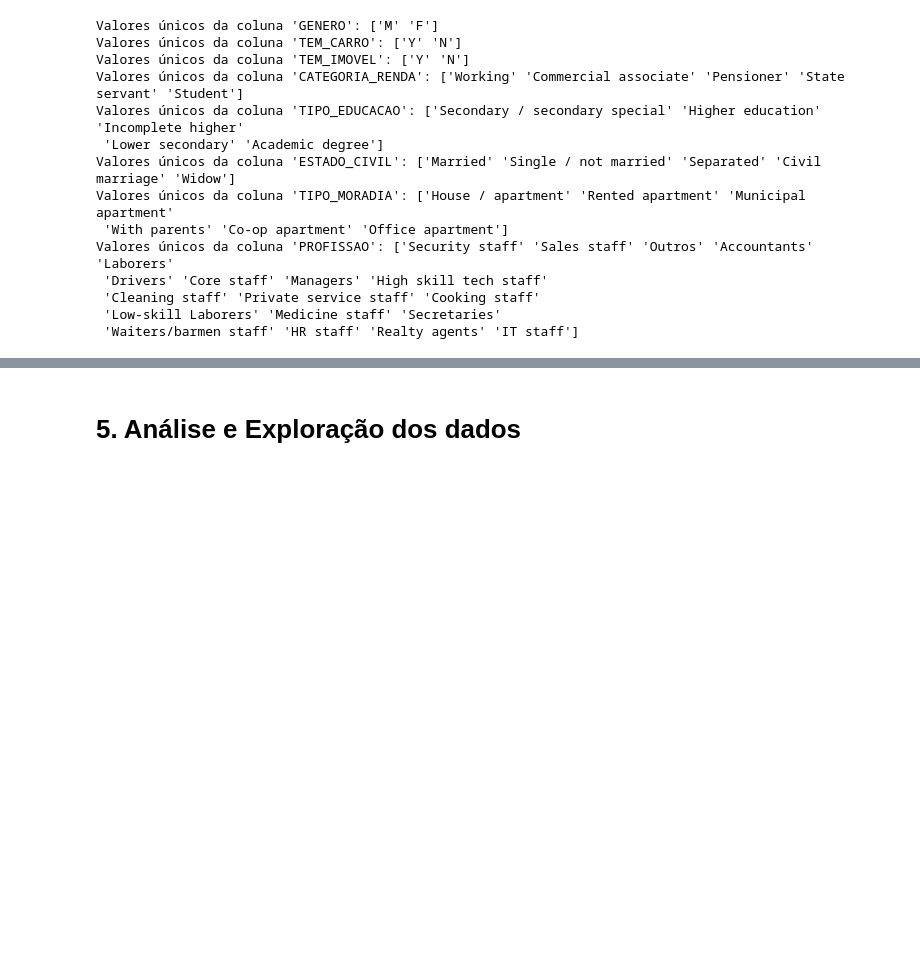
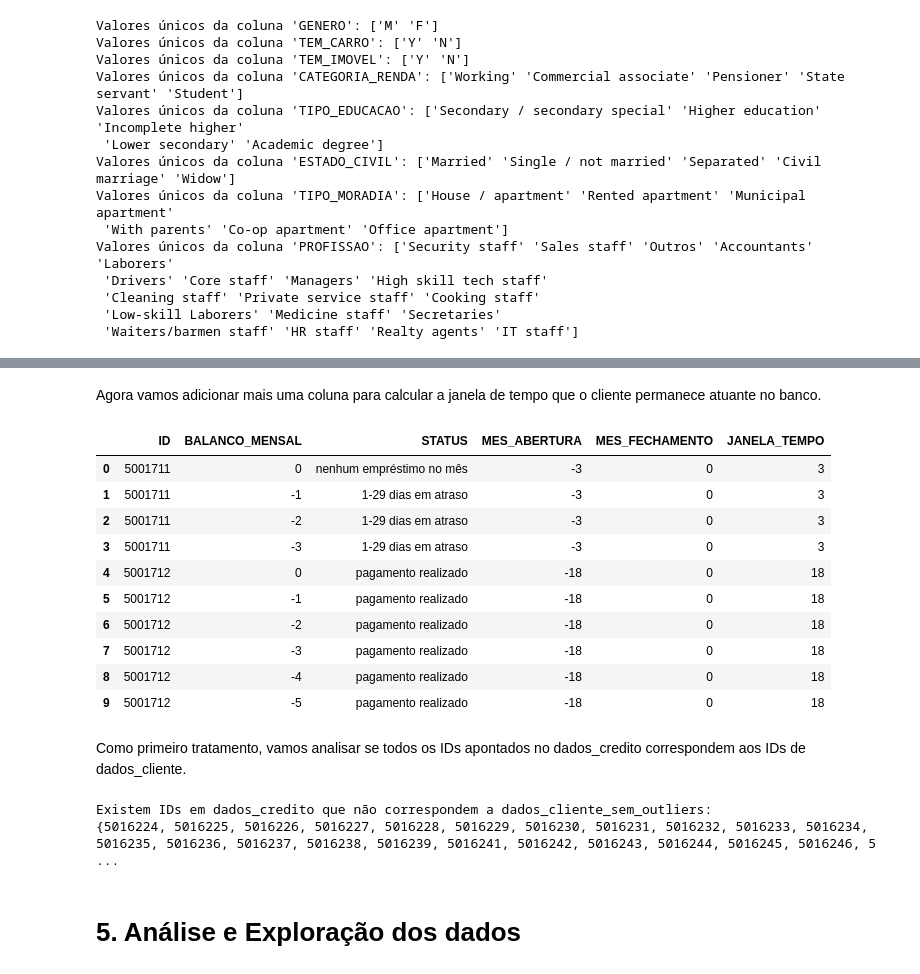
Before and after one commit to VitorFRodrigues/PUCMinas_DataScience, a Jupyter notebook: 06-Machine_Learning/Tarefas/Modulo_A/notebook/aprovacao_credito.ipynb, the cells around one changed output, grey strips where cells are left out. Drawn from its saved outputs; the diff is of its cells as text; code cells hidden in the pictures; blank space fills up the shorter version.

```diff
--- a/06-Machine_Learning/Tarefas/Modulo_A/notebook/aprovacao_credito.ipynb
+++ b/06-Machine_Learning/Tarefas/Modulo_A/notebook/aprovacao_credito.ipynb
@@ -532,0 +619,5 @@ dados_cliente_sem_outliers = translate_categorical_values(dados_cliente_sem_outl
+# %%
+for item in dicionario_STATUS:
+  for key, value in item.items():
+    dados_credito['STATUS'] = dados_credito['STATUS'].replace(key, value)
+dados_credito.STATUS.value_counts().index.to_list()
@@ -532,0 +681,4 @@ dados_cliente_sem_outliers = translate_categorical_values(dados_cliente_sem_outl
+# %%
+abertura_conta_agrupados_ID = dados_credito.groupby('ID')['BALANCO_MENSAL'].min().reset_index()
+abertura_conta_agrupados_ID.rename(columns={'BALANCO_MENSAL': 'MES_ABERTURA'}, inplace=True)
+abertura_conta_agrupados_ID.head(10)
@@ -532,0 +697,4 @@ dados_cliente_sem_outliers = translate_categorical_values(dados_cliente_sem_outl
+# %%
+fechamento_conta_agrupados_ID = dados_credito.groupby('ID')['BALANCO_MENSAL'].max().reset_index()
+fechamento_conta_agrupados_ID.rename(columns={'BALANCO_MENSAL': 'MES_FECHAMENTO'}, inplace=True)
+fechamento_conta_agrupados_ID.head(10)
@@ -532,0 +713,4 @@ dados_cliente_sem_outliers = translate_categorical_values(dados_cliente_sem_outl
+# %%
+dados_credito = dados_credito.merge(abertura_conta_agrupados_ID, on='ID', how='left')
+dados_credito = dados_credito.merge(fechamento_conta_agrupados_ID, on='ID', how='left')
+dados_credito.head(10)
@@ -533,3 +729,36 @@ dados_cliente_sem_outliers = translate_categorical_values(dados_cliente_sem_outl
+# %% [markdown]
+Agora vamos adicionar mais uma coluna para calcular a janela de tempo que o cliente permanece atuante no banco.
+# %%
+dados_credito['JANELA_TEMPO'] = dados_credito['MES_FECHAMENTO'] - dados_credito['MES_ABERTURA']
+dados_credito.head(10)
+# %% [output]
+|  | ID | BALANCO_MENSAL | STATUS | MES_ABERTURA | MES_FECHAMENTO | JANELA_TEMPO |
+| 0 | 5001711 | 0 | nenhum empréstimo no mês | -3 | 0 | 3 |
+| 1 | 5001711 | -1 | 1-29 dias em atraso | -3 | 0 | 3 |
+| 2 | 5001711 | -2 | 1-29 dias em atraso | -3 | 0 | 3 |
+| 3 | 5001711 | -3 | 1-29 dias em atraso | -3 | 0 | 3 |
+| 4 | 5001712 | 0 | pagamento realizado | -18 | 0 | 18 |
+| 5 | 5001712 | -1 | pagamento realizado | -18 | 0 | 18 |
+| 6 | 5001712 | -2 | pagamento realizado | -18 | 0 | 18 |
+| 7 | 5001712 | -3 | pagamento realizado | -18 | 0 | 18 |
+| 8 | 5001712 | -4 | pagamento realizado | -18 | 0 | 18 |
+| 9 | 5001712 | -5 | pagamento realizado | -18 | 0 | 18 |
+# %% [markdown]
+Como primeiro tratamento, vamos analisar se todos os IDs apontados no dados_credito correspondem aos IDs de dados_cliente.
+# %%
+ids_credito = set(dados_credito['ID'].unique())
+ids_clientes = set(dados_clientes['ID'].unique())
+
+ids_nao_correspondentes = ids_credito - ids_clientes
+
+if ids_nao_correspondentes:
+  print("Existem IDs em dados_credito que não correspondem a dados_cliente_sem_outliers:")
+  print(ids_nao_correspondentes)
+else:
+  print("Todos os IDs em dados_credito possuem um correspondente em dados_cliente_sem_outliers.")
+# %% [output]
+Existem IDs em dados_credito que não correspondem a dados_cliente_sem_outliers:
+{5016224, 5016225, 5016226, 5016227, 5016228, 5016229, 5016230, 5016231, 5016232, 5016233, 5016234, 5016235, 5016236, 5016237, 5016238, 5016239, 5016241, 5016242, 5016243, 5016244, 5016245, 5016246, 5 ...
 # %%
 # # Crie um objeto OneHotEncoder
 # enc = OneHotEncoder(handle_unknown='ignore')
```
Also changed, not shown: parts of 35 cells of this notebook.
